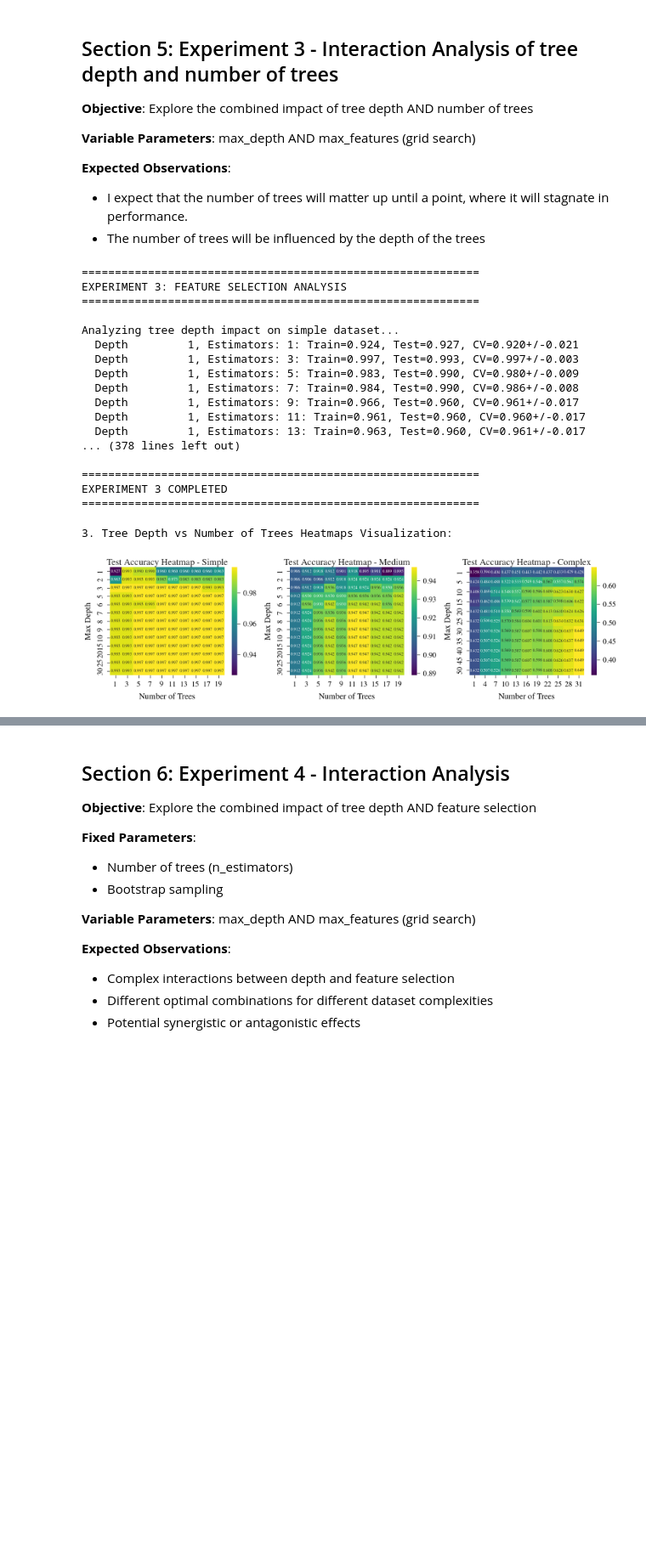
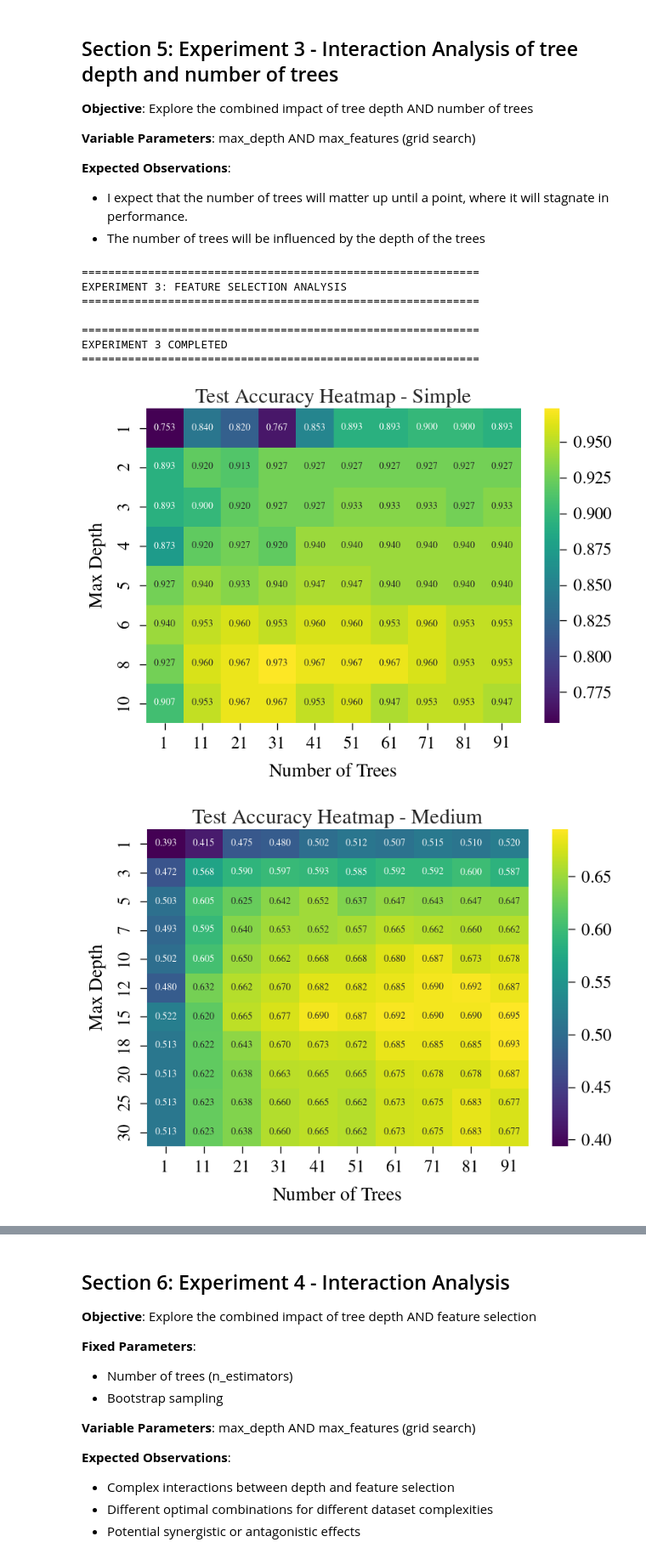
Before and after one commit to grantxxcoder/25849646rw441Assignment4, a Jupyter notebook: code/code.ipynb, the cells around one changed output, grey strips where cells are left out. Shown at 85% size. Cells and saved outputs as stored; diff of their text form; code cells hidden in the pictures; blank space fills up the shorter version.

Commit message:
First experiments sorted

```diff
--- a/code/code.ipynb
+++ b/code/code.ipynb
@@ -96,7 +96,7 @@ class DatasetManager:
         print("Expected: Trees will stop growing early (~depth 10-15)")
         print("          Increasing max_depth won't increase overfitting\n")
 
-        self.depth_range_simple = [1, 2, 3, 4, 5, 6, 8, 10, 12, None]
+        self.depth_range_simple = [1, 2, 3, 4, 5, 6, 8, 10, 12]
         self.datasets['simple'] = {
             'name': 'simple',
             'X': X_simple,
@@ -122,7 +122,7 @@ class DatasetManager:
         print("Expected: Trees will grow to medium depths (~20-40)")
         print("          Some progressive overfitting visible\n")
 
-        self.depth_range_medium = [1, 3, 5, 7, 10, 12, 15, 18, 20, 25, 30, None]
+        self.depth_range_medium = [1, 3, 5, 7, 10, 12, 15, 18, 20, 25, 30]
         self.datasets['medium'] = {
             'name': 'medium',
             'X': X_medium,
@@ -151,7 +151,7 @@ class DatasetManager:
         print("Expected: Trees will keep growing with higher max_depth")
         print("          Clear progressive overfitting from depth 100 to 120\n")
 
-        self.depth_range_complex = [1, 3, 5, 7, 10, 12, 15, 20, 25, 30, 35, 40, None]
+        self.depth_range_complex = [1, 3, 5, 7, 10, 12, 15, 20, 25, 30, 35, 40]
         self.datasets['complex'] = {
             'name': 'complex',
             'X': X_complex,
@@ -1284,7 +1126,7 @@ print("="*60)
 # Run experiment across all datasets
 tree_depth_vs_num_trees = analyzer.experiment_tree_depth_vs_num_trees(
     dataset_manager.splits,
-    verbose=True
+    verbose=False
 )
 
 print("\n" + "="*60)
@@ -1295,22 +1137,46 @@ print("="*60)
 EXPERIMENT 3: FEATURE SELECTION ANALYSIS
 ============================================================
 
-Analyzing tree depth impact on simple dataset...
-  Depth         1, Estimators: 1: Train=0.924, Test=0.927, CV=0.920+/-0.021
-  Depth         1, Estimators: 3: Train=0.997, Test=0.993, CV=0.997+/-0.003
-  Depth         1, Estimators: 5: Train=0.983, Test=0.990, CV=0.980+/-0.009
-  Depth         1, Estimators: 7: Train=0.984, Test=0.990, CV=0.986+/-0.008
-  Depth         1, Estimators: 9: Train=0.966, Test=0.960, CV=0.961+/-0.017
-  Depth         1, Estimators: 11: Train=0.961, Test=0.960, CV=0.960+/-0.017
-  Depth         1, Estimators: 13: Train=0.963, Test=0.960, CV=0.961+/-0.017
-... (378 lines left out)
-
 ============================================================
 EXPERIMENT 3 COMPLETED
 ============================================================
-# %%
-print("\n3. Tree Depth vs Number of Trees Heatmaps Visualization:")
-visualizer.plot_tree_depth_vs_num_trees_heatmaps()
-# %% [output]
-3. Tree Depth vs Number of Trees Heatmaps Visualization:
-[figure, removed]
+# %%
+
+def plot_tree_depth_vs_num_trees_heatmap(results, figsize=(8, 6)):
+    dataset_names = list(results.keys())
+
+    for dataset_name in dataset_names:
+        dataset_results = results[dataset_name]
+        if dataset_name == 'simple':
+            depths = sorted([d for d in set(r['max_depth'] for r in dataset_results) if d is not None and d <= 10])
+        else:
+            depths = sorted(list(set([r['max_depth'] for r in dataset_results])))
+        n_trees = sorted(list(set([r['n_estimator'] for r in dataset_results])))
+
+        # Prepare heatmap data
+        heatmap_data = np.zeros((len(depths), len(n_trees)))
+        for r in dataset_results:
+            if r['max_depth'] in depths and r['n_estimator'] in n_trees:
+                d_idx = depths.index(r['max_depth'])
+                t_idx = n_trees.index(r['n_estimator'])
+                heatmap_data[d_idx, t_idx] = r['test_accuracy']
+
+        plt.figure(figsize=figsize)
+        sns.heatmap(
+            heatmap_data,
+            annot=True,
+            fmt=".3f",
+            cmap='viridis',
+            xticklabels=n_trees,
+            yticklabels=[str(d) for d in depths]
+        )
+        plt.xlabel('Number of Trees')
+        plt.ylabel('Max Depth')
+        plt.title(f'Test Accuracy Heatmap - {dataset_name.capitalize()}')
+        plt.tight_layout()
+        plt.show()
+
+plot_tree_depth_vs_num_trees_heatmap(tree_depth_vs_num_trees)
+# %% [output]
+[figure, added]
+[figure, added]
```
Also changed, not shown: parts of 11 cells of this notebook, 10 other files.
